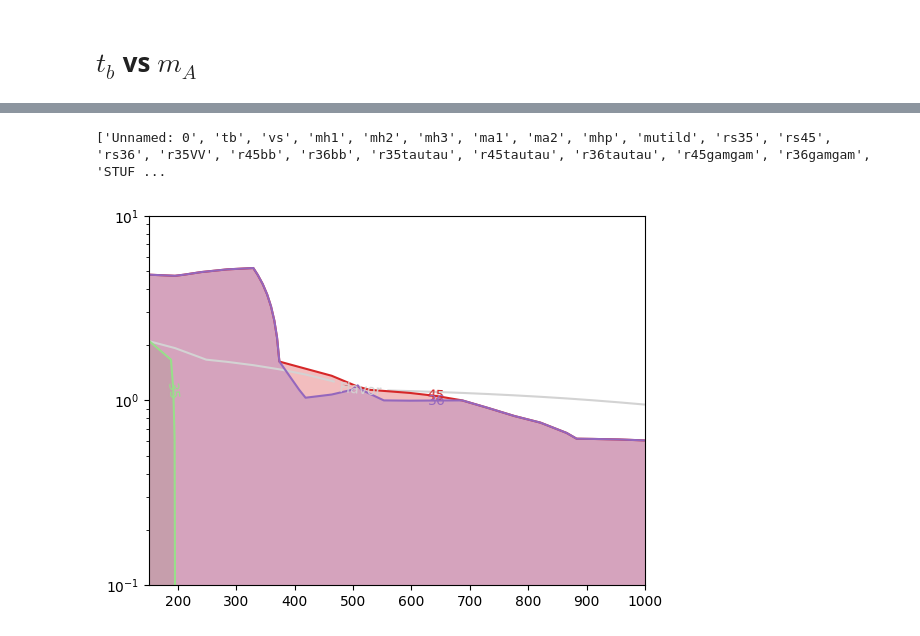
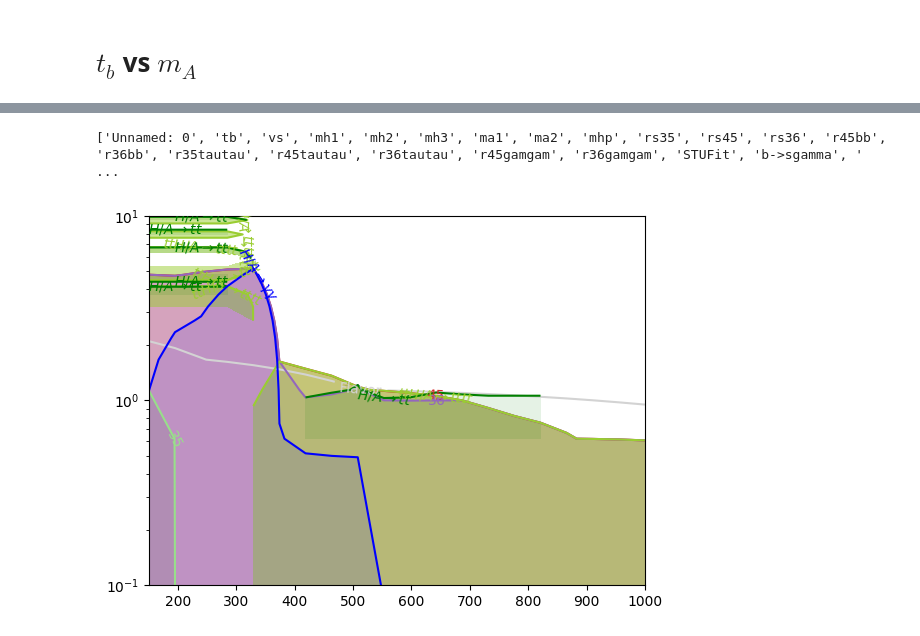
Before and after one commit to lich389/SPscan, a Jupyter notebook: plot/ctplt.ipynb, the cells around one changed output, grey strips where cells are left out. Cells and saved outputs as stored; diff of their text form; code cells hidden in the pictures.

```diff
--- a/plot/ctplt.ipynb
+++ b/plot/ctplt.ipynb
@@ -8,5 +52,7 @@ import numpy as np
 # %%
 fig, ax = plt.subplots(1, 1)
+
+
 
 fplt.inp.lst_lab=[]
 fplt.inp.shape = (20, 20)
@@ -27,38 +73,38 @@ fplt.inp.zlab = 'hscheck'
 fplt.get_inp()
 fplt.plt_contour(ax, plt.get_cmap('tab20')(1), alp=0.3, lab=False)
 fplt.inp.zlab = 'STUcheck'
 fplt.get_inp()
 fplt.plt_contour(ax, plt.get_cmap('tab20')(8), alp=0.3, lab=r'$STU$')
 fplt.inp.zlab = 'flavorcheck'
 fplt.get_inp()
 fplt.plt_conhatch(ax, r'Flavor' )
 
 fplt.inp.zlab = 'rs35'
 fplt.get_inp()
 fplt.plt_contour(ax, plt.get_cmap('tab20')(5), alp=0.3, lab=r'$35$')
 
 fplt.inp.zlab = 'rs45'
 fplt.get_inp()
 fplt.plt_contour(ax, plt.get_cmap('tab20')(6), alp=0.3, lab=r'$45$')
 
 fplt.inp.zlab = 'rs36'
 fplt.get_inp()
 fplt.plt_contour(ax, plt.get_cmap('tab20')(8), alp=0.3, lab=r'$36$')
 # fplt.inp.Z = np.reshape(fplt.comb(['r45tautau', 'r36tautau']) , fplt.inp.shape)
 # fplt.plt_contour(ax, 'orange', alp=0.5,lab=r'$H/A\rightarrow \tau\tau$')
 
-# fplt.inp.Z = np.reshape(fplt.comb(['r45tttt', 'r36tttt']) , fplt.inp.shape)
-# fplt.plt_contour(ax, 'yellowgreen', alp=0.5,lab=r'$ttH/A\rightarrow tttt$')
+fplt.inp.Z = np.reshape(fplt.comb(['r45tttt', 'r36tttt']) , fplt.inp.shape)
+fplt.plt_contour(ax, 'yellowgreen', alp=0.5,lab=r'$ttH/A\rightarrow tttt$')
 
-# fplt.inp.Z = np.reshape(fplt.comb(['r45tt', 'r36tt']) , fplt.inp.shape)
-# fplt.plt_contour(ax, 'green',alp=0.1, lab=r'$H/A\rightarrow tt$')
+fplt.inp.Z = np.reshape(fplt.comb(['r45tt', 'r36tt']) , fplt.inp.shape)
+fplt.plt_contour(ax, 'green',alp=0.1, lab=r'$H/A\rightarrow tt$')
 
 
-# fplt.inp.Z = np.reshape(fplt.comb(['r45gamgam', 'r36gamgam']) , fplt.inp.shape)
-# fplt.plt_contour(ax, 'blue',alp=0.1, lab=r'$H/A\rightarrow \gamma\gamma$')
+fplt.inp.Z = np.reshape(fplt.comb(['r45gamgam', 'r36gamgam']) , fplt.inp.shape)
+fplt.plt_contour(ax, 'blue',alp=0.1, lab=r'$H/A\rightarrow \gamma\gamma$')
 
 ax.set_yscale('log')
 # ax.set_xscale('log')
 # %% [output]
-['Unnamed: 0', 'tb', 'vs', 'mh1', 'mh2', 'mh3', 'ma1', 'ma2', 'mhp', 'mutild', 'rs35', 'rs45', 'rs36', 'r35VV', 'r45bb', 'r36bb', 'r35tautau', 'r45tautau', 'r36tautau', 'r45gamgam', 'r36gamgam', 'STUF ...
+['Unnamed: 0', 'tb', 'vs', 'mh1', 'mh2', 'mh3', 'ma1', 'ma2', 'mhp', 'rs35', 'rs45', 'rs36', 'r45bb', 'r36bb', 'r35tautau', 'r45tautau', 'r36tautau', 'r45gamgam', 'r36gamgam', 'STUFit', 'b->sgamma', ' ...
-[figure, old version]
+[figure, new version]
```
Also changed, not shown: parts of 1 cell of this notebook, 4 other files.
